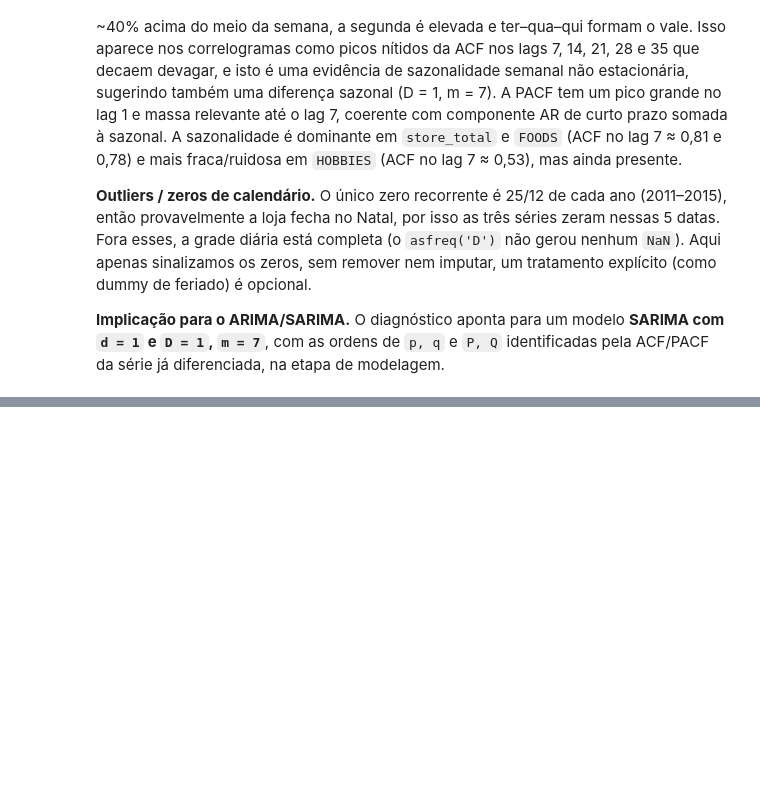
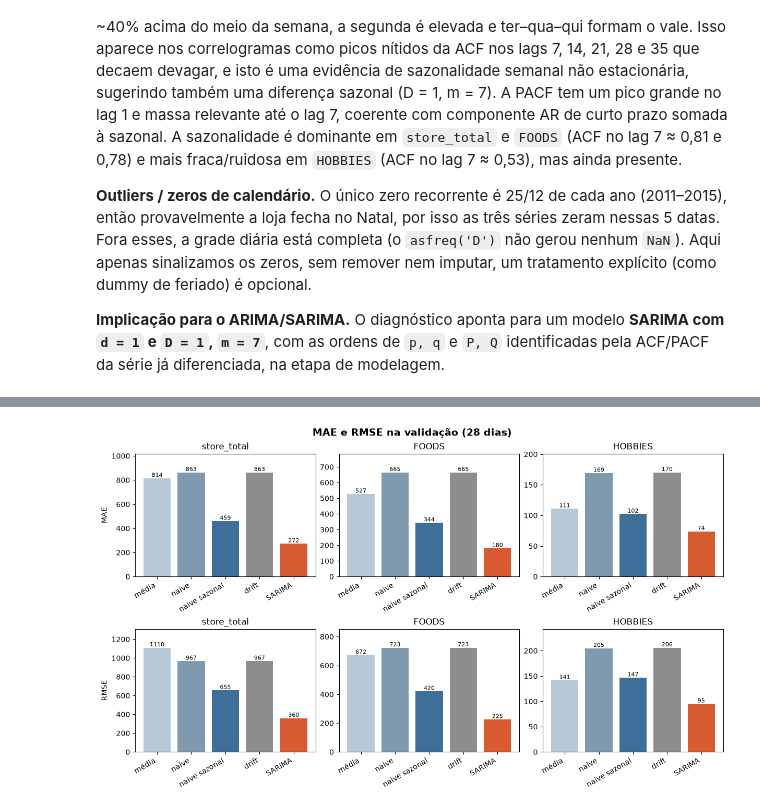
Before and after one commit to Nicholas2104/series-temporais-26-2, a Jupyter notebook: relatorio.ipynb, the cells around one changed output, grey strips where cells are left out. Drawn from its saved outputs; the diff is of its cells as text; code cells hidden in the pictures; blank space fills up the shorter version.

Commit message:
added analysis to the validation metrics too

```diff
--- a/relatorio.ipynb
+++ b/relatorio.ipynb
@@ -76,0 +92,3 @@ display(resumo_zeros(treino))
+# %%
+metricas = carregar_metricas()
+display(tabela_metricas(metricas))
@@ -76,0 +112,6 @@ display(resumo_zeros(treino))
+# %%
+fig = figura_mae_rmse(metricas)
+display(fig)
+plt.close(fig)
+# %% [output]
+[figure, added]
```
Also changed, not shown: parts of 7 cells of this notebook, 1 other file.
